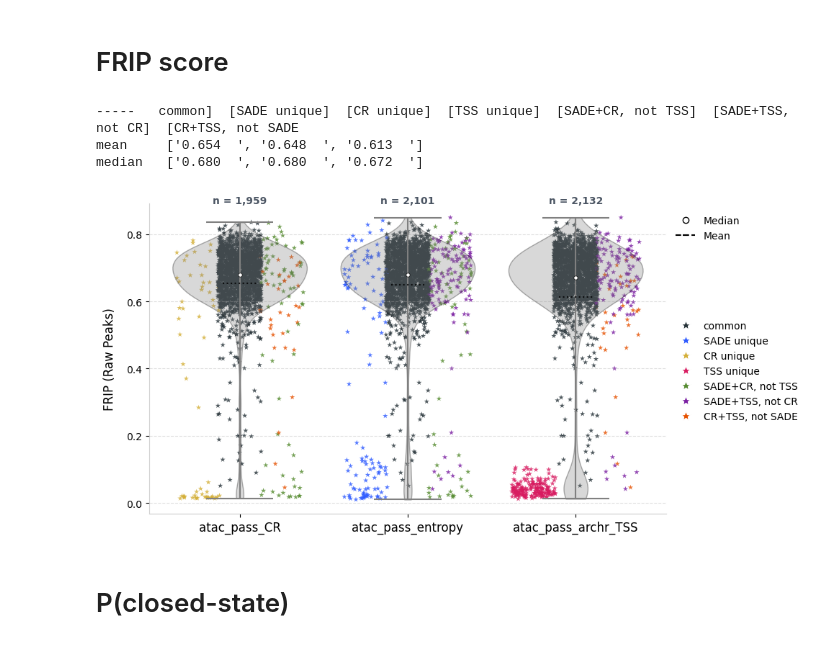
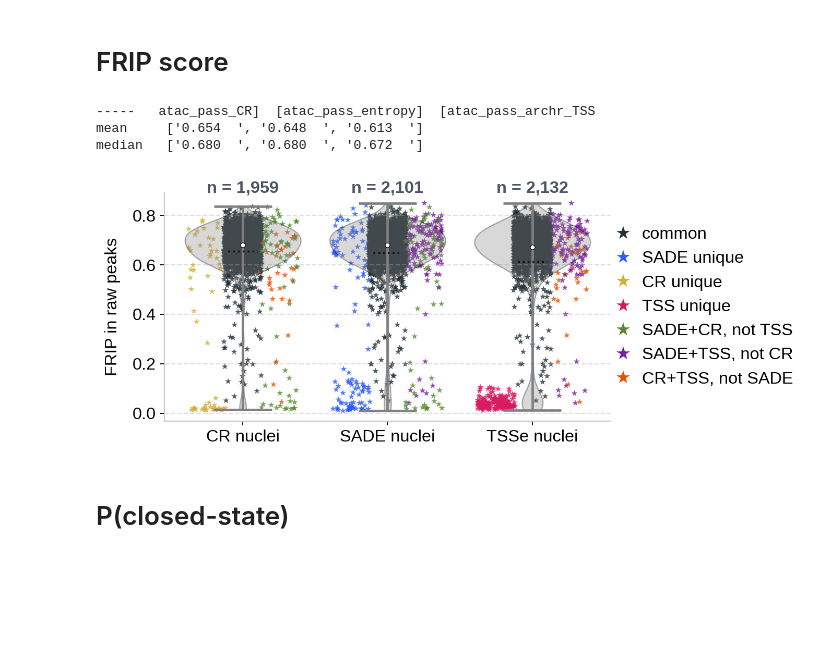
Before and after one commit to streetslab/SADE, a Jupyter notebook: EDA/F2_union_set_comparison.ipynb, the cells around one changed output. Cells and saved outputs as stored; diff of their text form; code cells hidden in the pictures; blank space fills up the shorter version.

```diff
--- a/EDA/F2_union_set_comparison.ipynb
+++ b/EDA/F2_union_set_comparison.ipynb
@@ -24,6 +36,10 @@ cat_colors_map = dict(zip(unique_categories, colors_list))
 cat_labels_map = dict(zip(unique_categories, unique_categories))
 
 
+filtering_set = ['atac_pass_CR', 'atac_pass_entropy', 'atac_pass_archr_TSS']
+filtering_set_labels = ['CR nuclei', 'SADE nuclei', 'TSSe nuclei']
+filtering_set_label_map = dict(zip(filtering_set, filtering_set_labels))
+
 jitter_width = 0.25
 position_offset = [0] + [-jitter_width] * 3 + [jitter_width] * 3  # Adjust offsets for each category
 cat_position_map = dict(zip(unique_categories, position_offset))
@@ -104,3 +132,12 @@ union_cell_info['frip_rawpeaks'] = union_cell_info['Nfrag_in_rawpeaks'] / union_
   chrom   start     end        atac_barcode  support           atac_bc
 0  chr1  816905  817256  TGCGGAATCTAACTAC-1        1  TGCGGAATCTAACTAC
 1  chr1  816915  817244  GTTTGTGTCGCTAGCT-1        1  GTTTGTGTCGCTAGCT
+# %%
+entropy_df['log_entropy'] = np.log2(entropy_df['Entropy'])
+entropy_df['log_total_fragments'] = np.log1p(entropy_df['total_fragments'])
+
+union_cell_info['log_entropy'] = np.log2(union_cell_info['Entropy'])
+union_cell_info['log_total_fragments'] = np.log1p(union_cell_info['total_fragments'])
+# %%
+# Those in the union set but in neither of CR or SADE are uniquely identified by TSS enrichment
+union_cell_info['_2set_identified_by_atac_SC_mod'] = union_cell_info['_2set_identified_by_atac_SC'].replace('none', 'tss_only')
@@ -106,0 +146,5 @@ union_cell_info['frip_rawpeaks'] = union_cell_info['Nfrag_in_rawpeaks'] / union_
+# %%
+for set_name in ['atac_pass_CR', 'atac_pass_entropy', 'atac_pass_archr_TSS']:
+    print(f"Statistics for {set_name}:")
+    print(union_cell_info.loc[union_cell_info[set_name] == True, 'total_fragments'].describe())
+    print('----------')
@@ -535,22 +536,16 @@ Median: 8.998013113095823       8.87626525995469        8.833171090498773
 # %% [markdown]
 # FRIP score
 # %%
+np.random.seed(999) # For reproducibility of jitter
+fig= plt.figure(layout='constrained', figsize=(6.6, 5))
+gs = gridspec.GridSpec(2, 1, height_ratios=[1, 3])
 
-np.random.seed(999) # For reproducibility of jitter
-fig, ax = plt.subplots( figsize=(10, 5))
+ax = plt.subplot(gs[1])
 
-
-frip_values = [ union_cell_info.loc[union_cell_info['atac_pass_CR'], 'frip_rawpeaks'],
-                   union_cell_info.loc[union_cell_info['atac_pass_entropy'], 'frip_rawpeaks'],
-                   union_cell_info.loc[union_cell_info['atac_pass_archr_TSS'], 'frip_rawpeaks']]
-this_colors_list = [union_cell_info.loc[union_cell_info['atac_pass_CR'], '_3set_identified_by_atac'].map(cat_colors_map),
-               union_cell_info.loc[union_cell_info['atac_pass_entropy'], '_3set_identified_by_atac'].map(cat_colors_map),
-               union_cell_info.loc[union_cell_info['atac_pass_archr_TSS'], '_3set_identified_by_atac'].map(cat_colors_map)]
-
+frip_values = [ union_cell_info.loc[union_cell_info[set_name], 'frip_rawpeaks'] for set_name in filtering_set ]
+this_colors_list = [union_cell_info.loc[union_cell_info[set_name], '_3set_identified_by_atac'].map(cat_colors_map) for set_name in filtering_set]
 jitter_position_offset = [
-    union_cell_info.loc[union_cell_info['atac_pass_CR'], '_3set_identified_by_atac'].map(cat_position_map),
-    union_cell_info.loc[union_cell_info['atac_pass_entropy'], '_3set_identified_by_atac'].map(cat_position_map),
-    union_cell_info.loc[union_cell_info['atac_pass_archr_TSS'], '_3set_identified_by_atac'].map(cat_position_map)
+    union_cell_info.loc[union_cell_info[set_name], '_3set_identified_by_atac'].map(cat_position_map) for set_name in filtering_set
 ]
 
 x_positions = range(len(frip_values))
@@ -566,7 +561,7 @@ v1 = ax.violinplot( frip_values,
 total_counts = [ frip.shape[0] for frip in frip_values ]
 for i, count in enumerate(total_counts):
     ax.text(x_positions[i], ax.get_ylim()[1] , f'n = {count:,}', ha='center',
-            fontsize=10, color='#4B5563', fontweight='bold')
+            color='#4B5563', fontweight='bold')
 
 for met in ['cbars', 'cmins', 'cmaxes']:
      v1[met].set_color('grey')
@@ -579,44 +574,42 @@ for i, body in enumerate(v1['bodies']):
 for i, group_data in enumerate(frip_values):
     min, median, max = np.percentile(group_data, [0, 50, 100])
     mean = np.mean(group_data)
     ax.hlines(mean, x_positions[i] - 0.1, x_positions[i] + 0.1, color='black', linestyle=':', lw=1.5, alpha=0.8, zorder=4)
     ax.scatter(x_positions[i], median, color='white', s=15, zorder=3, edgecolor='black', lw=0.5)
 
 ax.yaxis.grid(True, linestyle='--', alpha=0.4, zorder=0)
 ax.set_xticks(x_positions)
-ax.set_xticklabels(['atac_pass_CR', 'atac_pass_entropy', 'atac_pass_archr_TSS'], fontsize=12, fontweight='medium', rotation=0, ha='center')
-ax.set_ylabel('FRIP (Raw Peaks)', fontsize=12, labelpad=10)
+ax.set_xticklabels([filtering_set_label_map[set_name] for set_name in filtering_set], fontweight='medium', rotation=0, ha='center')
+ax.set_ylabel('FRIP in raw peaks', labelpad=10)
 
 
 ax.spines['top'].set_visible(False)
 ax.spines['right'].set_visible(False)
 ax.spines['left'].set_color('#cccccc')
 ax.spines['bottom'].set_color('#cccccc')
 
 
 legend_elements = [
     Line2D([0], [0], marker='o', color='w', label='Median', markerfacecolor='white', markeredgecolor='black', markersize=6),
     Line2D([0], [0], marker='_', color='black', label='Mean', markersize=6, markeredgewidth=1.5, linestyle='--'),
 ]
-leg1 = ax.legend(handles=legend_elements, loc='lower left', frameon=False, fontsize=10, bbox_to_anchor=(1, 0.85))
-ax.add_artist(leg1)
+# leg1 = ax.legend(handles=legend_elements, loc='lower left', frameon=False, bbox_to_anchor=(1, 0.73))
+# ax.add_artist(leg1)
 
 ax.legend(handles=[Line2D([0], [0], marker='*', color='w', label=cat_labels_map[c],
-                          markerfacecolor=cat_colors_map[c], markersize=10) for c in cat_colors_map.keys()],
-             frameon=False, bbox_to_anchor=(1, 0.65), loc='upper left', ncol=1, fontsize=10)
-
-fig.tight_layout()
+                          markerfacecolor=cat_colors_map[c], markersize=15) for c in cat_colors_map.keys()],
+             frameon=False, bbox_to_anchor=(1.2, 0.5), loc='center', ncol=1,  handletextpad=0.1)
 
 mean_frip_values = [f'{np.mean(a):.3f}  ' for a in frip_values]
 median_frip_values = [f'{np.median(a):.3f}  ' for a in frip_values]
-print('-----   ' + ']  ['.join(cat_labels_map))
+print('-----   ' + ']  ['.join(filtering_set))
 print(f'mean \t {mean_frip_values}')
 print(f'median \t {median_frip_values}')
 # %% [output]
------   common]  [SADE unique]  [CR unique]  [TSS unique]  [SADE+CR, not TSS]  [SADE+TSS, not CR]  [CR+TSS, not SADE
+-----   atac_pass_CR]  [atac_pass_entropy]  [atac_pass_archr_TSS
 mean     ['0.654  ', '0.648  ', '0.613  ']
 median   ['0.680  ', '0.680  ', '0.672  ']
-[figure, old version]
+[figure, new version]
 # %% [markdown]
 # P(closed-state)
 # %%
```
Also changed, not shown: parts of 42 cells of this notebook, 48 other files.
